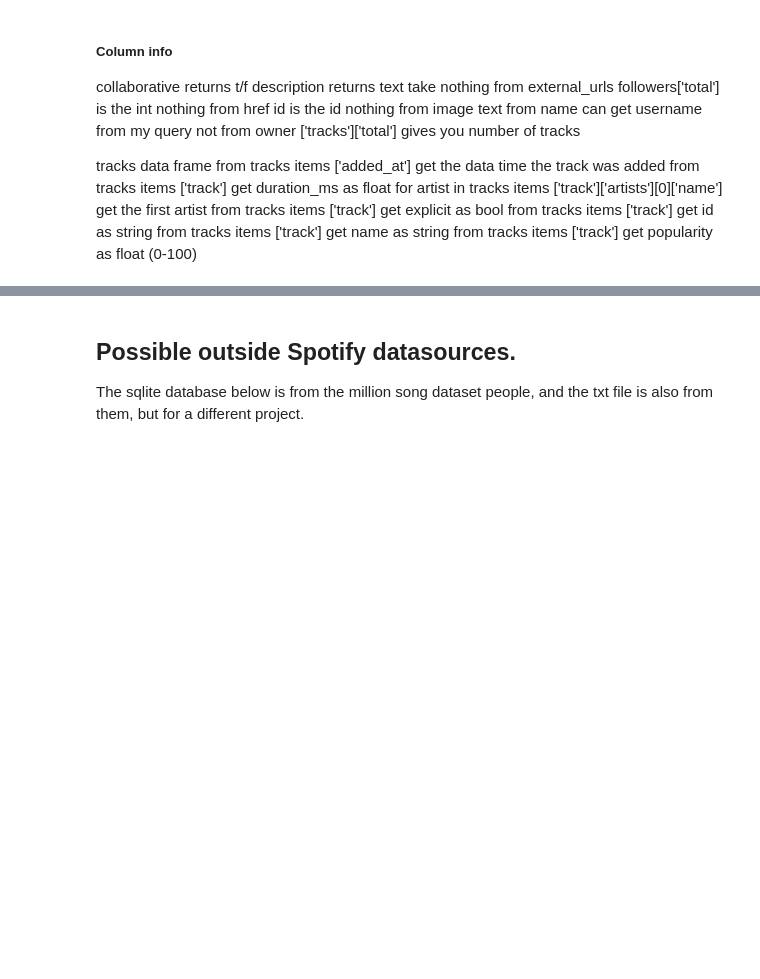
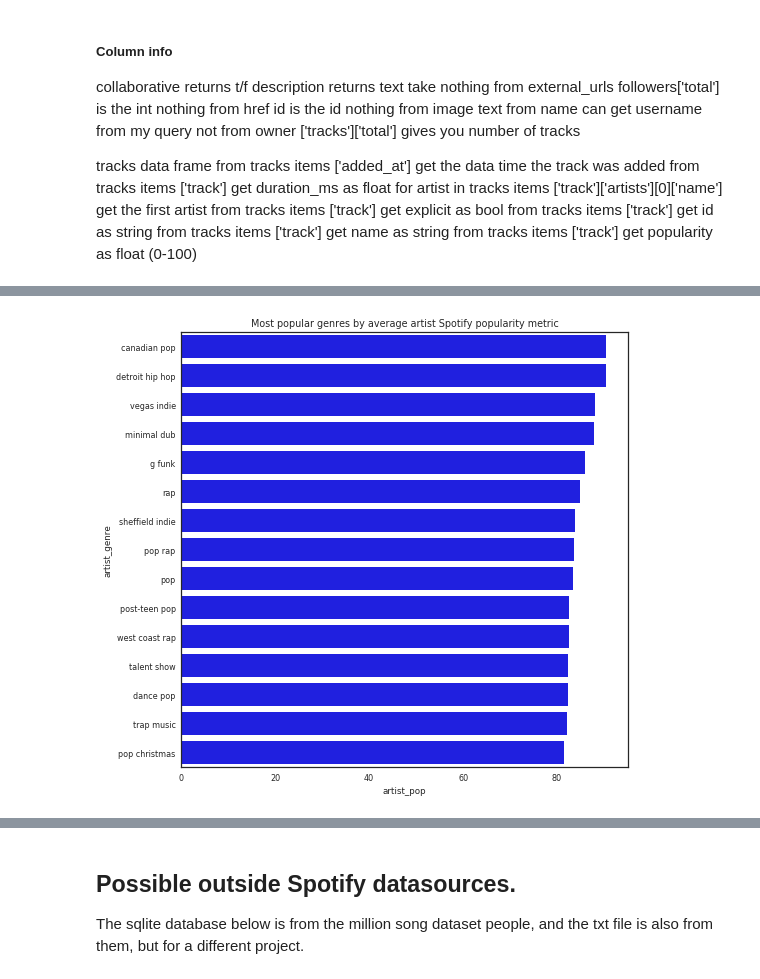
Before and after one commit to ac209-project/ac209-project, a Jupyter notebook: users_playground.ipynb, the cells around one changed output, grey strips where cells are left out. Drawn from its saved outputs; the diff is of its cells as text; code cells hidden in the pictures; blank space fills up the shorter version.

```diff
--- a/users_playground.ipynb
+++ b/users_playground.ipynb
@@ -60,0 +85,9 @@ ad.head()
+# %%
+# sns.barplot(data=adf,y='artist_genre',x='artist_pop')
+best_g = best_g.head(15)
+fig,ax = plt.subplots(figsize=(8,8))
+sns.barplot(data=best_g,y='artist_genre',x='artist_pop',color='blue',ax=ax)
+plt.title('Most popular genres by average artist Spotify popularity metric')
+plt.savefig('genre_pop')
+# %% [output]
+[figure, added]
```
Also changed, not shown: parts of 10 cells of this notebook, 2 other files.
